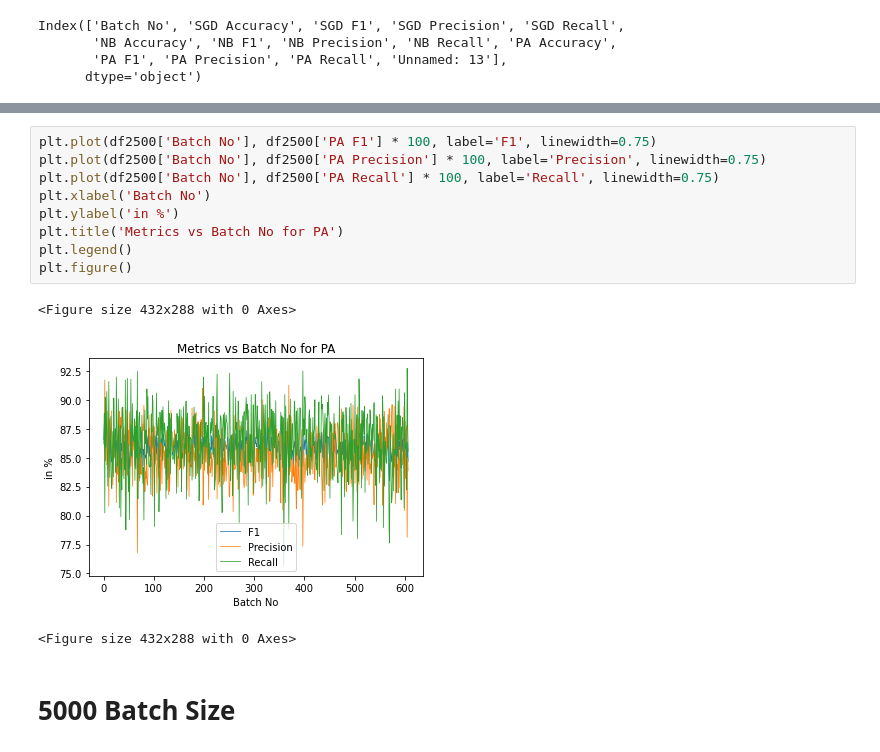
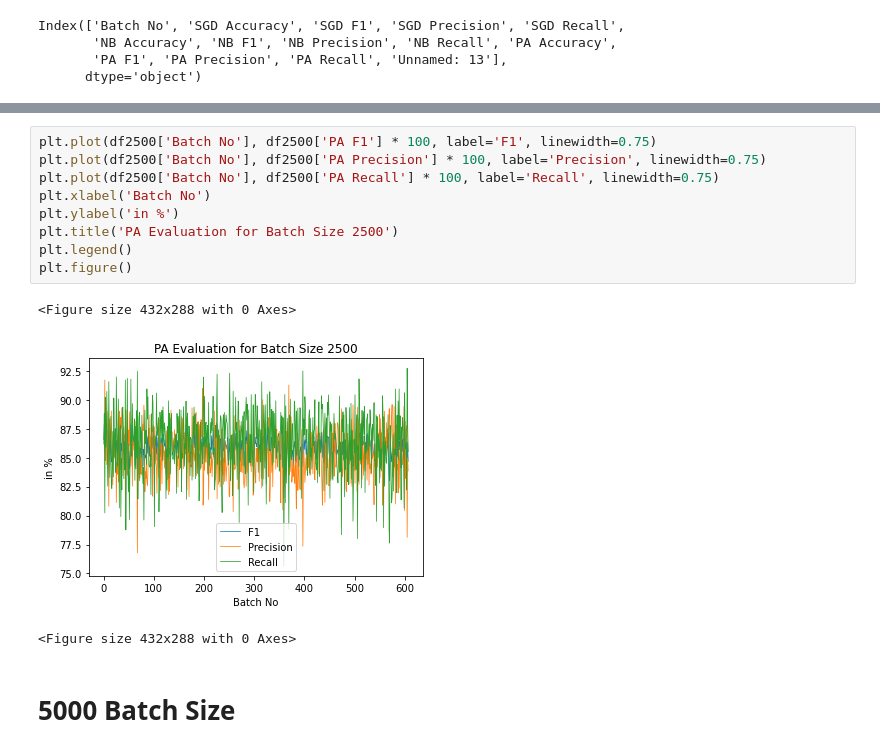
Before and after one commit to Big-Data-Gang/Machine-Learning-with-Spark-Streaming, a Jupyter notebook: Plotting/Train Plots.ipynb, the cells around one changed output, grey strips where cells are left out. Drawn from its saved outputs; the diff is of its cells as text.

```diff
--- a/Plotting/Train Plots.ipynb
+++ b/Plotting/Train Plots.ipynb
@@ -137,15 +137,15 @@ plt.figure()
 # %%
 plt.plot(df2500['Batch No'], df2500['PA F1'] * 100, label='F1', linewidth=0.75)
 plt.plot(df2500['Batch No'], df2500['PA Precision'] * 100, label='Precision', linewidth=0.75)
 plt.plot(df2500['Batch No'], df2500['PA Recall'] * 100, label='Recall', linewidth=0.75)
 plt.xlabel('Batch No')
 plt.ylabel('in %')
-plt.title('Metrics vs Batch No for PA')
+plt.title('PA Evaluation for Batch Size 2500')
 plt.legend()
 plt.figure()
 # %% [output]
 <Figure size 432x288 with 0 Axes>
-[figure, old version]
+[figure, new version]
 <Figure size 432x288 with 0 Axes>
 # %% [markdown]
 # 5000 Batch Size
```
Also changed, not shown: parts of 47 cells of this notebook.
